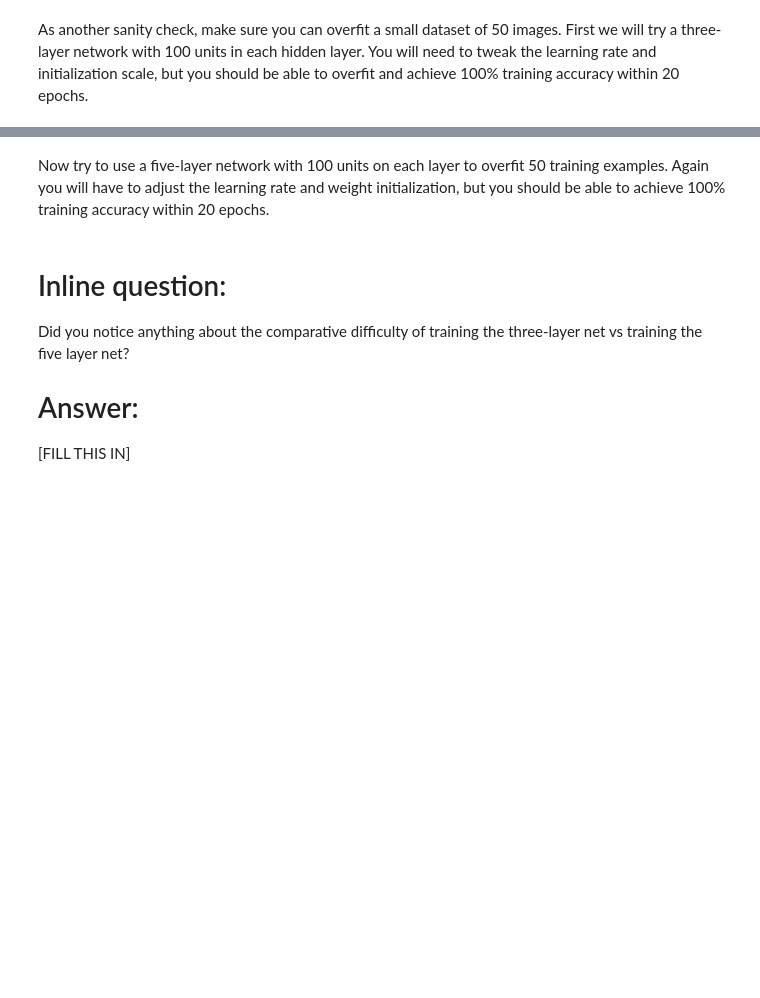
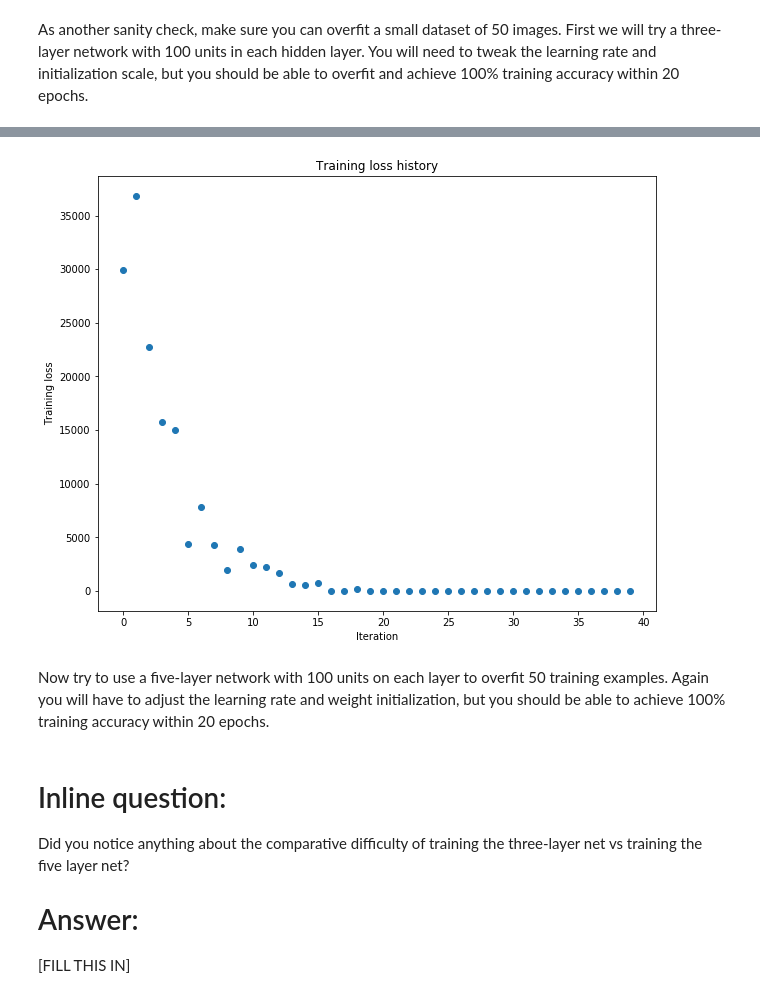
Before and after one commit to carsontang/cs231n, a Jupyter notebook: assignment2/FullyConnectedNets.ipynb, the cells around one changed output, grey strips where cells are left out. Drawn from its saved outputs; the diff is of its cells as text; code cells hidden in the pictures; blank space fills up the shorter version.

```diff
--- a/assignment2/FullyConnectedNets.ipynb
+++ b/assignment2/FullyConnectedNets.ipynb
@@ -419,8 +452,8 @@ small_data = {
   'y_val': data['y_val'],
 }
 
-weight_scale = 1e-2
-learning_rate = 1e-4
+weight_scale = 0.5
+learning_rate = 0.5e-4
 model = FullyConnectedNet([100, 100],
               weight_scale=weight_scale, dtype=np.float64)
 solver = Solver(model, small_data,
@@ -437,3 +470,4 @@ plt.title('Training loss history')
 plt.xlabel('Iteration')
 plt.ylabel('Training loss')
 plt.show()
+# %% [output]
@@ -440,3 +491,4 @@ plt.show()
+[figure, added]
 # %% [markdown]
 Now try to use a five-layer network with 100 units on each layer to overfit 50 training examples. Again you will have to adjust the learning rate and weight initialization, but you should be able to achieve 100% training accuracy within 20 epochs.
 # %%
```
Also changed, not shown: parts of 6 cells of this notebook, 1 other file.
